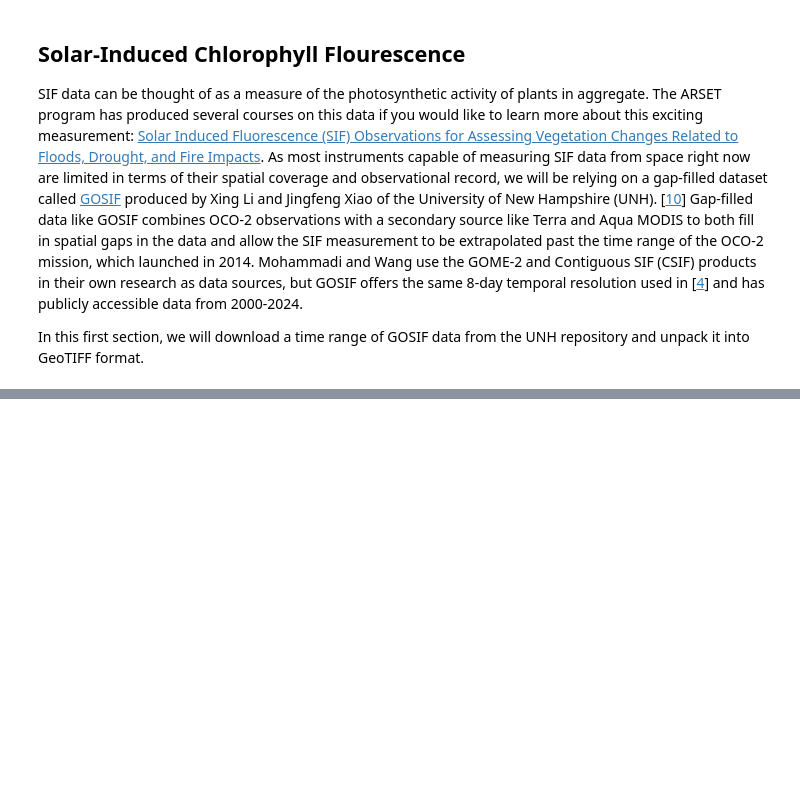
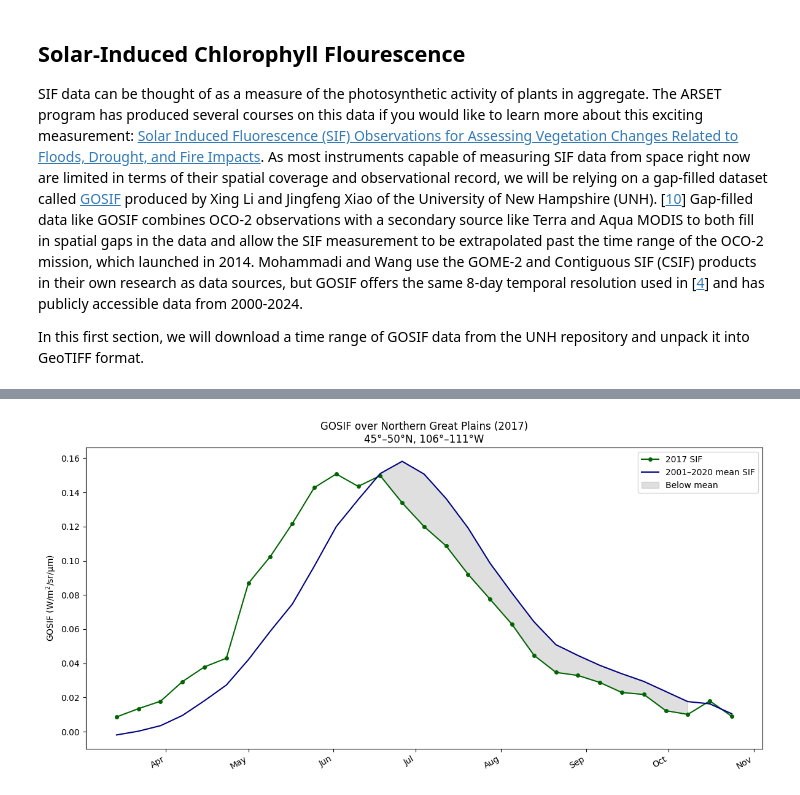
Before and after one commit to asaito333/flash-drought-ARSET, a Jupyter notebook: notebooks/1_drought_indicators.ipynb, the cells around one changed output, grey strips where cells are left out. Drawn from its saved outputs; the diff is of its cells as text; code cells hidden in the pictures; blank space fills up the shorter version.

```diff
--- a/notebooks/1_drought_indicators.ipynb
+++ b/notebooks/1_drought_indicators.ipynb
@@ -25,6 +18,12 @@ from download import download_unpack_gosif
 # %%
+import os
+from tqdm.notebook import tqdm
+
+from download import download_unpack_gosif
+
 year = 2017
-doy_range = range(73, 298, 8)
+# Our time series will go from DOY 73-298, but to calculate the increment we need the j-1 granule (DOY 65)
+doy_range = range(65, 298, 8)
 
 output_dir = "data/gosif"
 os.makedirs(output_dir, exist_ok=True)
@@ -90,39 +157,34 @@ print(f"Saved to {csv_path}")
 # %%
+import csv
+
 import matplotlib.pyplot as plt
 import matplotlib.dates as mdates
-
-mean_fname = "northern_great_plains_mean_sif.csv"
-doy_range = list(range(73, 298, 8))
 
 # Read the saved CSV
 plot_dates = []
 plot_sif: list[float] = []
+plot_mean_sif: list[float] = []
 with open(csv_path, newline="") as f:
     reader = csv.DictReader(f)
     for row in reader:
         plot_dates.append(datetime.strptime(row["date"], "%Y-%m-%d"))
-        plot_sif.append(float(row["sif_mean"]))
-
-plot_mean_sif: list[float] = []
-with open(mean_fname, newline="") as f:
-    reader = csv.DictReader(f)
-    for row in reader:
-        if int(row["doy"]) not in doy_range:
-            continue
+        plot_sif.append(float(row["sif"]))
         plot_mean_sif.append(float(row["mean_sif"]))
 
 below_mean = [s < m for s, m in zip(plot_sif, plot_mean_sif)]
 
 # Plot the time series
-fig, ax = plt.subplots(figsize=(10, 4))
+fig, ax = plt.subplots(figsize=(12, 6))
 ax.plot(plot_dates, plot_sif, marker="o", color="darkgreen", linewidth=1.5, markersize=4, label=f"{year} SIF")
 ax.plot(plot_dates, plot_mean_sif, color=(0, 0, 0.5), linewidth=1.5, label="2001–2020 mean SIF")
-ax.fill_between(plot_dates, plot_sif, plot_mean_sif, where=below_mean, color="red", alpha=0.25, label="Below mean")
+ax.fill_between(plot_dates, plot_sif, plot_mean_sif, where=below_mean, color="grey", alpha=0.25, label="Below mean")
 ax.set_ylabel("GOSIF (W/m$^2$/sr/μm)")
 ax.set_title(f"GOSIF over Northern Great Plains ({year})\n45°–50°N, 106°–111°W")
 ax.xaxis.set_major_formatter(mdates.DateFormatter("%b"))
 ax.xaxis.set_major_locator(mdates.MonthLocator())
 ax.legend()
 fig.autofmt_xdate()
 plt.tight_layout()
 plt.show()
+# %% [output]
+[figure, added]
```
Also changed, not shown: parts of 4 cells of this notebook, 48 other files.
